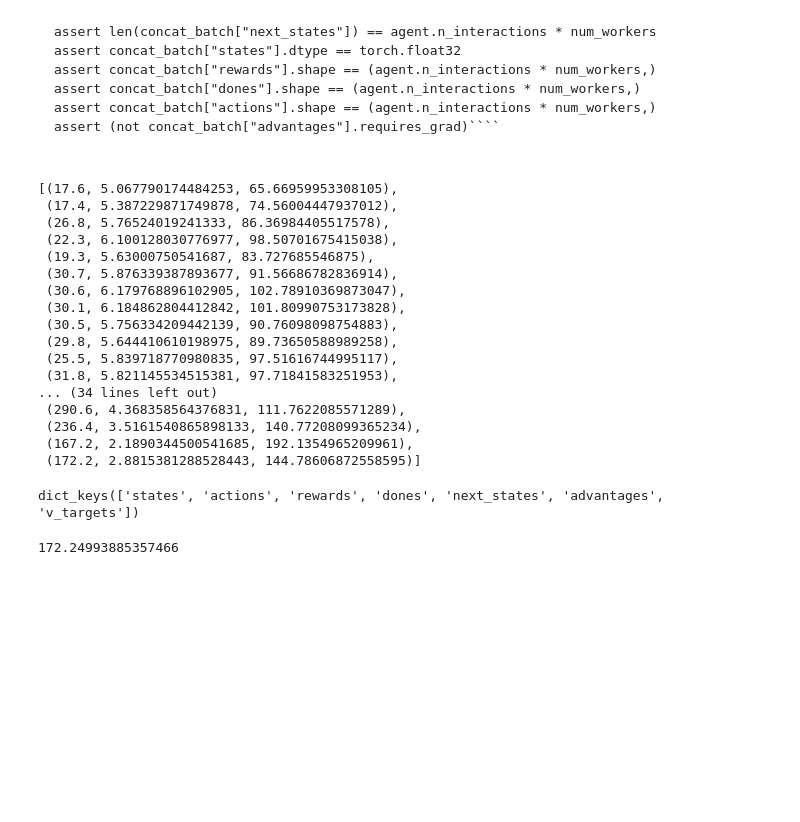
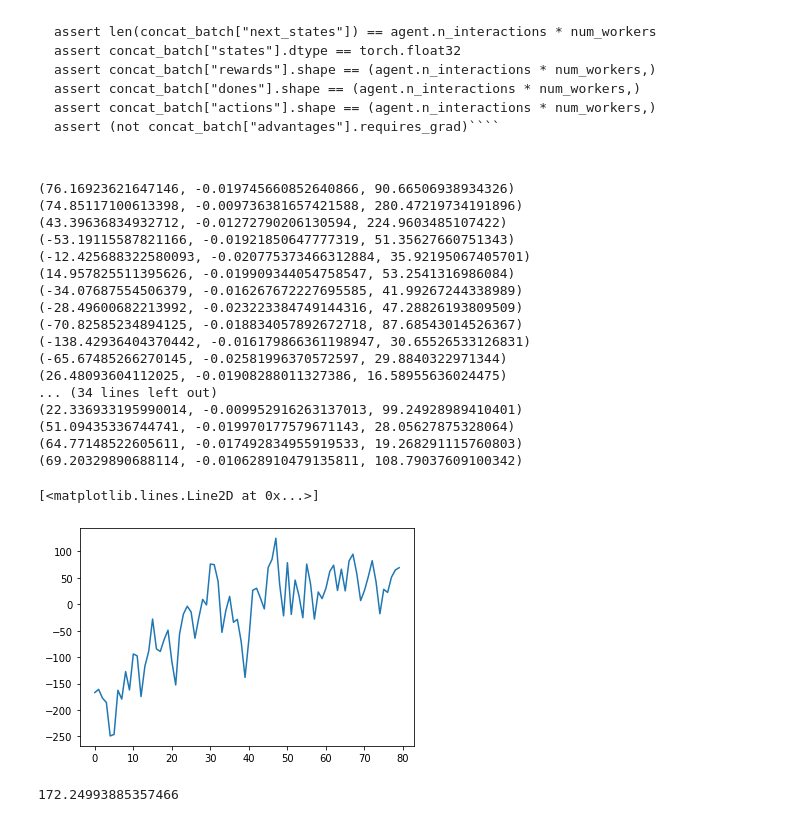
Before and after one commit to akshilpatel/deeprl, a Jupyter notebook: working_copy.ipynb, the cells around one changed output. Cells and saved outputs as stored; diff of their text form; code cells hidden in the pictures; blank space fills up the shorter version.

Commit message:
PPO works! Also, fixed a bug in utils.normalise_advantage

```diff
--- a/working_copy.ipynb
+++ b/working_copy.ipynb
@@ -147,34 +150,39 @@ a2c_args = {
 }
 # %%
 envs.close()
-agent = A2C(a2c_args)
+agent = PPO(a2c_args)
 num_workers = agent.num_workers
 device=agent.device
-env_name = "CartPole-v1"
+env_name = "LunarLander-v2"
 # %%
-agent.run_training(50)
+eval_log2 = agent.run_training(50)
 # %% [output]
-[(17.6, 5.067790174484253, 65.66959953308105),
- (17.4, 5.387229871749878, 74.56004447937012),
- (26.8, 5.76524019241333, 86.36984405517578),
- (22.3, 6.100128030776977, 98.50701675415038),
- (19.3, 5.63000750541687, 83.727685546875),
- (30.7, 5.876339387893677, 91.56686782836914),
- (30.6, 6.179768896102905, 102.78910369873047),
- (30.1, 6.184862804412842, 101.80990753173828),
- (30.5, 5.756334209442139, 90.76098098754883),
- (29.8, 5.644410610198975, 89.73650588989258),
- (25.5, 5.839718770980835, 97.51616744995117),
- (31.8, 5.821145534515381, 97.71841583251953),
+(76.16923621647146, -0.019745660852640866, 90.66506938934326)
+(74.85117100613398, -0.009736381657421588, 280.47219734191896)
+(43.39636834932712, -0.01272790206130594, 224.9603485107422)
+(-53.19115587821166, -0.01921850647777319, 51.35627660751343)
+(-12.425688322580093, -0.020775373466312884, 35.92195067405701)
+(14.957825511395626, -0.019909344054758547, 53.2541316986084)
+(-34.07687554506379, -0.016267672227695585, 41.99267244338989)
+(-28.49600682213992, -0.023223384749144316, 47.28826193809509)
+(-70.82585234894125, -0.018834057892672718, 87.68543014526367)
+(-138.42936404370442, -0.016179866361198947, 30.65526533126831)
+(-65.67485266270145, -0.02581996370572597, 29.8840322971344)
+(26.48093604112025, -0.01908288011327386, 16.58955636024475)
 ... (34 lines left out)
- (290.6, 4.368358564376831, 111.7622085571289),
- (236.4, 3.5161540865898133, 140.77208099365234),
- (167.2, 2.1890344500541685, 192.1354965209961),
- (172.2, 2.8815381288528443, 144.78606872558595)]
+(22.336933195990014, -0.009952916263137013, 99.24928989410401)
+(51.09435336744741, -0.019970177579671143, 28.05627875328064)
+(64.77148522605611, -0.017492834955919533, 19.268291115760803)
+(69.20329890688114, -0.010628910479135811, 108.79037609100342)
-# %%
-batch.keys()
-# %% [output]
-dict_keys(['states', 'actions', 'rewards', 'dones', 'next_states', 'advantages', 'v_targets'])
+# %%
+eval += eval_log2
+# %%
+out = list(zip(*eval))
+
+plt.plot(out[0])
+# %% [output]
+[<matplotlib.lines.Line2D at 0x...>]
+[figure, added]
 # %%
 batch_idc = np.arange(len(batch["states"]))
 # %%
```
Also changed, not shown: parts of 2 cells of this notebook, 3 other files.
